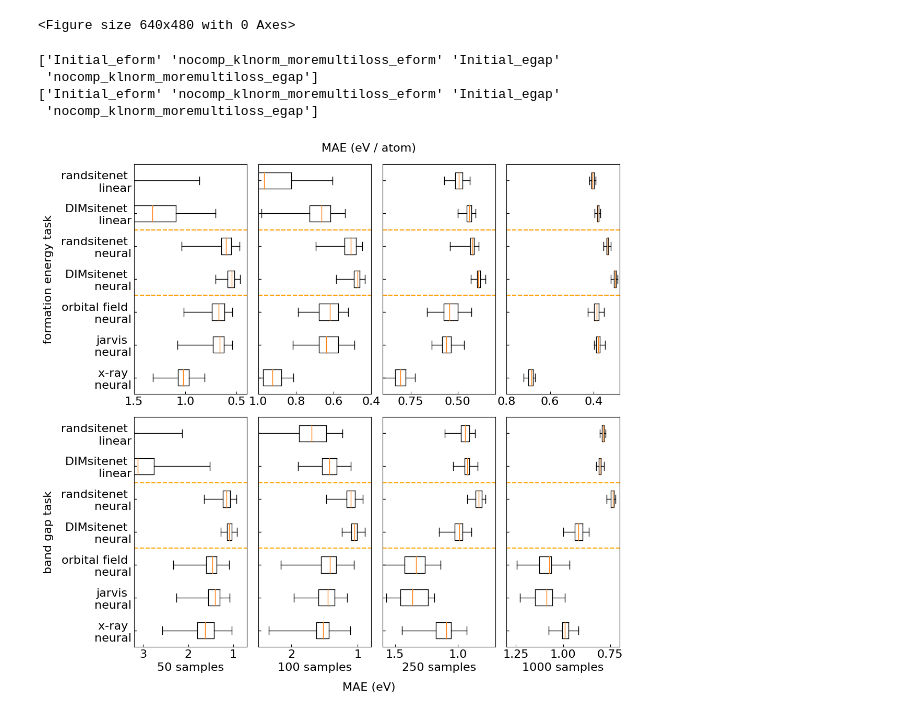
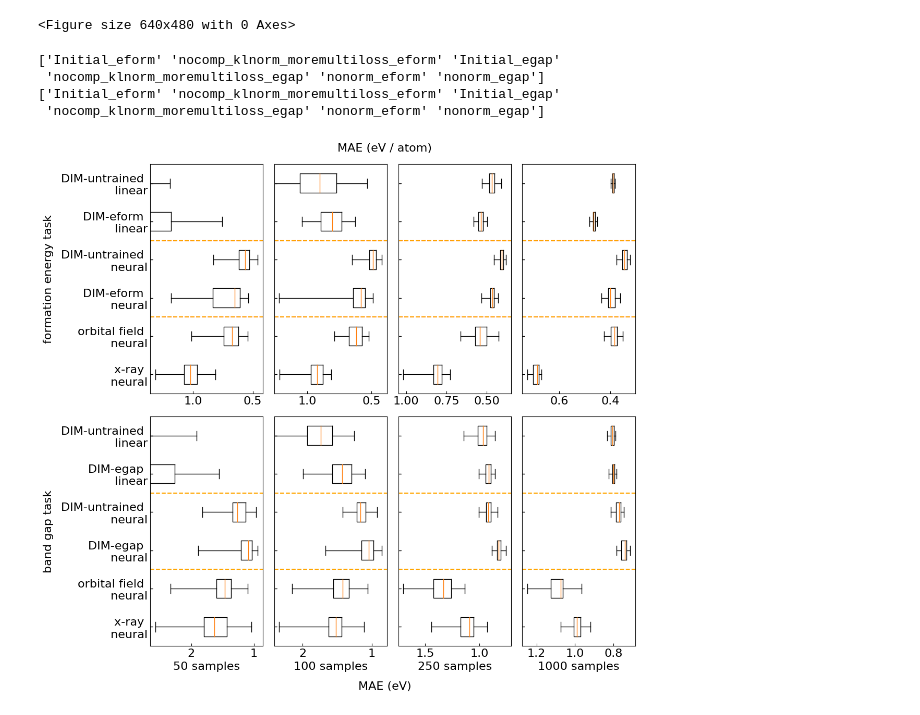
Before and after one commit to mm04926412/Site-Net, a Jupyter notebook: Downstream_MAEs_to_plots.ipynb, the cells around one changed output. Cells and saved outputs as stored; diff of their text form; code cells hidden in the pictures.

```diff
--- a/Downstream_MAEs_to_plots.ipynb
+++ b/Downstream_MAEs_to_plots.ipynb
@@ -101,6 +101,7 @@ import matplotlib.pyplot as plt
 import matplotlib.colors as colors
 import matplotlib.ticker as ticker
 import matplotlib
+import numpy as np
 
 plt.rcParams["xtick.direction"] = "in"
 plt.rcParams["ytick.direction"] = "in"
@@ -124,18 +125,22 @@ ax[0][0].set_ylabel("formation energy task",labelpad=10)
 for limit,name,xlim in zip([50,100,250,1000],["eformorbital_replearn_10.png","eformorbital_replearn_50.png","eformorbital_replearn_100.png","eformorbital_replearn_250.png","eformorbital_replearn_1000.png","eformorbital_replearn_10000.png"],[[1.5,0.4],[1,0.4],[0.9,0.3],[0.8,0.28]]):
 
     vectors1 = RepMAE[(RepMAE["limit"] == limit) & (RepMAE["model"] == "Initial_eform")]
-    vectors2 = RepMAE[(RepMAE["limit"] == limit) & (RepMAE["model"] == "nocomp_klnorm_moremultiloss_eform")]
+    vectors2 = RepMAE[(RepMAE["limit"] == limit) & (RepMAE["model"] == "nonorm_eform")]
     vectors3 = eformorbitalMAE[(eformorbitalMAE["limit"] == limit) & (eformorbitalMAE["model"] == "eform_orbital")]
     vectors4 = eformjarvisMAE[(eformjarvisMAE["limit"] == limit) & (eformjarvisMAE["model"] == "eform_jarvis")]
     vectors5 = eformxrayMAE[(eformxrayMAE["limit"] == limit) & (eformxrayMAE["model"] == "eform_xray")]
 
+    xmin = np.min(np.array([vectors1["nn_MAE"],vectors2["nn_MAE"],vectors3["nn_MAE"],vectors5["nn_MAE"]]))
+    xmax = np.max(np.array([vectors1["nn_MAE"],vectors2["nn_MAE"],vectors3["nn_MAE"],vectors5["nn_MAE"]]))
+    xbuffer = (xmax-xmin)*0.05
+
     if ax_i == 0:
-        ax[0][ax_i].boxplot([vectors1["lin_MAE"],vectors2["lin_MAE"],vectors1["nn_MAE"],vectors2["nn_MAE"],vectors3["nn_MAE"],vectors4["nn_MAE"],vectors5["nn_MAE"]],labels=["randsitenet \n linear","DIMsitenet \n linear","randsitenet \n neural","DIMsitenet \n neural","orbital field \n neural","jarvis \n neural","x-ray \n neural"],widths=0.5,vert=False,whis=100000000)
+        ax[0][ax_i].boxplot([vectors1["lin_MAE"],vectors2["lin_MAE"],vectors1["nn_MAE"],vectors2["nn_MAE"],vectors3["nn_MAE"],vectors5["nn_MAE"]],labels=["DIM-untrained \n linear","DIM-eform \n linear","DIM-untrained \n neural","DIM-eform \n neural","orbital field \n neural","x-ray \n neural"],widths=0.5,vert=False,whis=100000000)
     else:
-        ax[0][ax_i].boxplot([vectors1["lin_MAE"],vectors2["lin_MAE"],vectors1["nn_MAE"],vectors2["nn_MAE"],vectors3["nn_MAE"],vectors4["nn_MAE"],vectors5["nn_MAE"]],labels=["","","","","","",""],widths=0.5,vert=False,whis=100000000)
+        ax[0][ax_i].boxplot([vectors1["lin_MAE"],vectors2["lin_MAE"],vectors1["nn_MAE"],vectors2["nn_MAE"],vectors3["nn_MAE"],vectors5["nn_MAE"]],labels=["","","","","",""],widths=0.5,vert=False,whis=100000000)
     [ax[0][ax_i].axhline(y, color = 'r', linestyle='--') for y in [2.5,4.5]]
-    ax[0][ax_i].set_ylim(7.5,0.5)
-    ax[0][ax_i].set_xlim(xlim[0],xlim[1])
+    ax[0][ax_i].set_ylim(6.5,0.5)
+    ax[0][ax_i].set_xlim(xmax+xbuffer,xmin-xbuffer)
 
     ax_i += 1
 
@@ -145,41 +150,45 @@ for limit,name,xlim in zip([50,100,250,1000],["eformorbital_replearn_10.png","ef
 RepMAE = pd.read_csv("Downstream_DIM.csv")
 egaporbitalMAE = pd.read_csv("featurizer_pickles/egaporbital_Downstream_Featurized.csv")
 egapjarvisMAE = pd.read_csv("featurizer_pickles copy/egapjarvis_Downstream_Featurized.csv")
 egapxrayMAE =  pd.read_csv("featurizer_pickles/egapxray_Downstream_Featurized.csv")
 print(RepMAE["model"].unique())
 
 fig.text(0.5, 0.04, "MAE (eV)", ha='center')
 
 ax_i = 0
 ax[1][0].set_ylabel("band gap task",labelpad=10)
 for limit,name,xlim  in zip([50,100,250,1000],["egaporbital_replearn_10.png","egaporbital_replearn_50.png","egaporbital_replearn_100.png","egaporbital_replearn_250.png","egaporbital_replearn_1000.png","egaporbital_replearn_10000.png"],[[3.2,0.7],[2.5,0.8],[1.6,0.7],[1.3,0.7]]):
 
     vectors1 = RepMAE[(RepMAE["limit"] == limit) & (RepMAE["model"] == "Initial_egap")]
-    vectors2 = RepMAE[(RepMAE["limit"] == limit) & (RepMAE["model"] == "nocomp_klnorm_moremultiloss_egap")]
+    vectors2 = RepMAE[(RepMAE["limit"] == limit) & (RepMAE["model"] == "nonorm_egap")]
     vectors3 = egaporbitalMAE[(eformorbitalMAE["limit"] == limit) & (egaporbitalMAE["model"] == "egap_orbital")]
     vectors4 = egapjarvisMAE[(eformjarvisMAE["limit"] == limit) & (egapjarvisMAE["model"] == "egap_jarvis")]
     vectors5 = egapxrayMAE[(eformxrayMAE["limit"] == limit) & (egapxrayMAE["model"] == "egap_xray")]
 
+    xmin = np.min(np.array([vectors1["nn_MAE"],vectors2["nn_MAE"],vectors3["nn_MAE"],vectors5["nn_MAE"]]))
+    xmax = np.max(np.array([vectors1["nn_MAE"],vectors2["nn_MAE"],vectors3["nn_MAE"],vectors5["nn_MAE"]]))
+    xbuffer = (xmax-xmin)*0.05
+
     if ax_i == 0:
-        ax[1][ax_i].boxplot([vectors1["lin_MAE"],vectors2["lin_MAE"],vectors1["nn_MAE"],vectors2["nn_MAE"],vectors3["nn_MAE"],vectors4["nn_MAE"],vectors5["nn_MAE"]],labels=["randsitenet \n linear","DIMsitenet \n linear","randsitenet \n neural","DIMsitenet \n neural","orbital field \n neural","jarvis \n neural","x-ray \n neural"],widths=0.5,vert=False,whis=100000000)
+        ax[1][ax_i].boxplot([vectors1["lin_MAE"],vectors2["lin_MAE"],vectors1["nn_MAE"],vectors2["nn_MAE"],vectors3["nn_MAE"],vectors5["nn_MAE"]],labels=["DIM-untrained \n linear","DIM-egap \n linear","DIM-untrained \n neural","DIM-egap \n neural","orbital field \n neural","x-ray \n neural"],widths=0.5,vert=False,whis=100000000)
     else:
-        ax[1][ax_i].boxplot([vectors1["lin_MAE"],vectors2["lin_MAE"],vectors1["nn_MAE"],vectors2["nn_MAE"],vectors3["nn_MAE"],vectors4["nn_MAE"],vectors5["nn_MAE"]],labels=["","","","","","",""],widths=0.5,vert=False,whis=100000000)
+        ax[1][ax_i].boxplot([vectors1["lin_MAE"],vectors2["lin_MAE"],vectors1["nn_MAE"],vectors2["nn_MAE"],vectors3["nn_MAE"],vectors5["nn_MAE"]],labels=["","","","","",""],widths=0.5,vert=False,whis=100000000)
     [ax[0][ax_i].axhline(y, color = 'orange', linestyle='--') for y in [2.5,4.5]]
     [ax[1][ax_i].axhline(y, color = 'orange', linestyle='--') for y in [2.5,4.5]]
-    ax[1][ax_i].set_ylim(7.5,0.5)
-    ax[1][ax_i].set_xlim(xlim[0],xlim[1])
+    ax[1][ax_i].set_ylim(6.5,0.5)
+    ax[1][ax_i].set_xlim(xmax+xbuffer,xmin-xbuffer)
     ax[1][ax_i].set_xlabel(str(limit) + " samples")
 
     ax_i += 1
 
     fig.savefig("figure_representation.png",bbox_inches="tight")
     fig.show()
 # %% [output]
 ['Initial_eform' 'nocomp_klnorm_moremultiloss_eform' 'Initial_egap'
- 'nocomp_klnorm_moremultiloss_egap']
+ 'nocomp_klnorm_moremultiloss_egap' 'nonorm_eform' 'nonorm_egap']
 ['Initial_eform' 'nocomp_klnorm_moremultiloss_eform' 'Initial_egap'
- 'nocomp_klnorm_moremultiloss_egap']
+ 'nocomp_klnorm_moremultiloss_egap' 'nonorm_eform' 'nonorm_egap']
-[figure, old version]
+[figure, new version]
 # %%
 #normalizing kills my performance
 import pandas as pd
```
Also changed, not shown: parts of 2 cells of this notebook, 7 other files.
